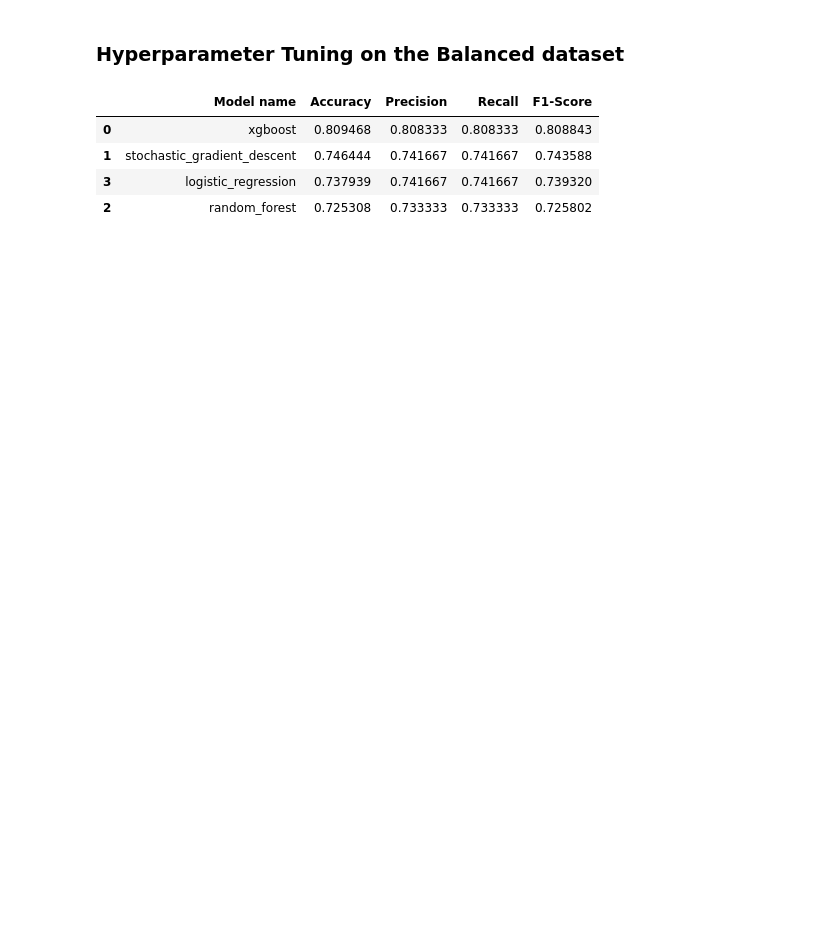
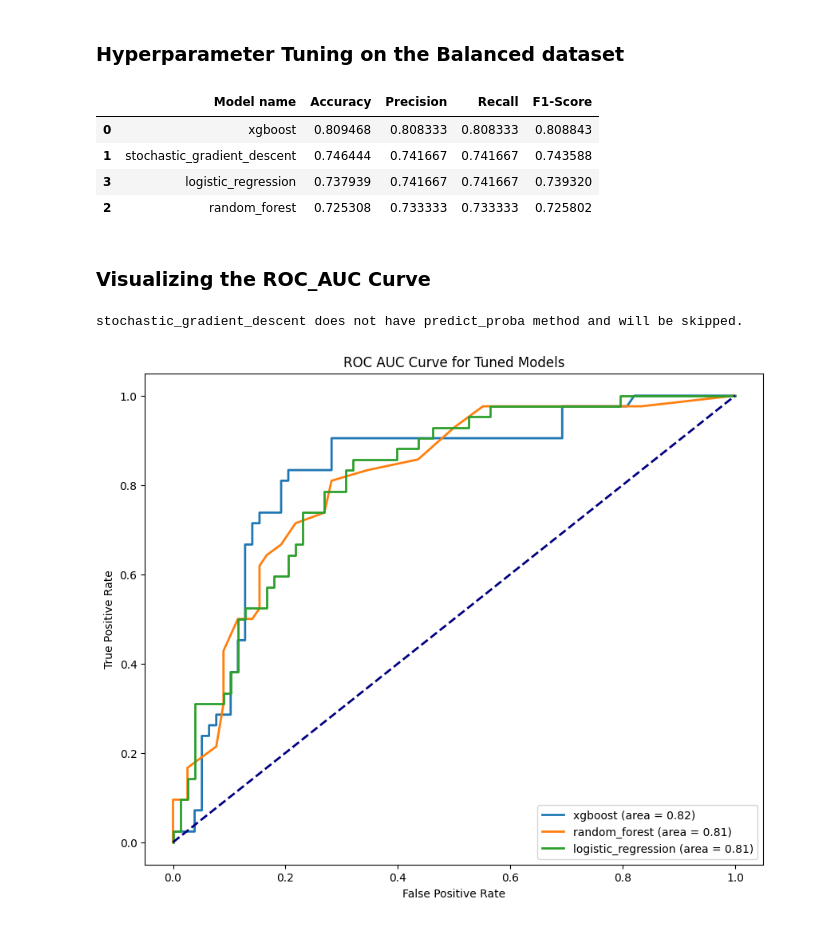
Before and after one commit to valiantezabuku/Building-Machine-Learning-API-s-with-FastAPI-Collabo, a Jupyter notebook: Notebooks/API.ipynb, the cells around one changed output. Saved outputs shown, nothing was run; the diff lists cells and outputs as text; code cells hidden in the pictures; blank space fills up the shorter version.

```diff
--- a/Notebooks/API.ipynb
+++ b/Notebooks/API.ipynb
@@ -627,3 +771,39 @@ tuned_models_df.sort_values(by='F1-Score', ascending=False)
 | 1 | stochastic_gradient_descent | 0.746444 | 0.741667 | 0.741667 | 0.743588 |
 | 3 | logistic_regression | 0.737939 | 0.741667 | 0.741667 | 0.739320 |
 | 2 | random_forest | 0.725308 | 0.733333 | 0.733333 | 0.725802 |
+# %% [markdown]
+### Visualizing the ROC_AUC Curve
+# %%
+# Initialize a figure for the ROC AUC plots
+plt.figure(figsize=(10, 8))
+
+# Loop through each model and pipeline in the balanced_pipelines dictionary
+for model_name, pipeline in balanced_pipelines.items():
+    # Check if the classifier has the 'predict_proba' method
+    if hasattr(pipeline.named_steps['classifier'], 'predict_proba'):
+        # Make predictions with the tuned model and get the probabilities for the positive class
+        y_prob = pipeline.predict_proba(X_test)[:, 1]
+
+        # Compute ROC curve and ROC area for each model
+        fpr, tpr, _ = roc_curve(y_test_encoded, y_prob)
+        roc_auc = auc(fpr, tpr)
+
+        # Plot the ROC curve
+        plt.plot(fpr, tpr, lw=2, label=f'{model_name} (area = {roc_auc:.2f})')
+    else:
+        print(f'{model_name} does not have predict_proba method and will be skipped.')
+
+# Plot diagonal line for reference (chance line)
+plt.plot([0, 1], [0, 1], color='navy', lw=2, linestyle='--')
+
+# Set plot labels and title
+plt.xlabel('False Positive Rate')
+plt.ylabel('True Positive Rate')
+plt.title('ROC AUC Curve for Tuned Models')
+plt.legend(loc="lower right")
+
+# Show the plot
+plt.show()
+# %% [output]
+stochastic_gradient_descent does not have predict_proba method and will be skipped.
+[figure, added]
```
Also changed, not shown: parts of 29 cells of this notebook, 2 other files.
